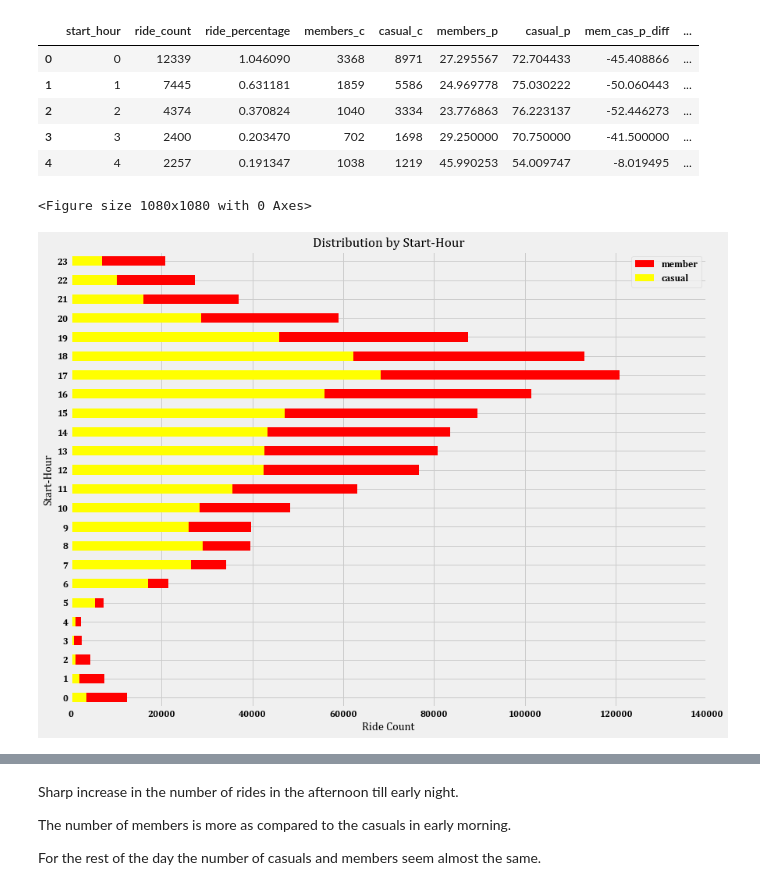
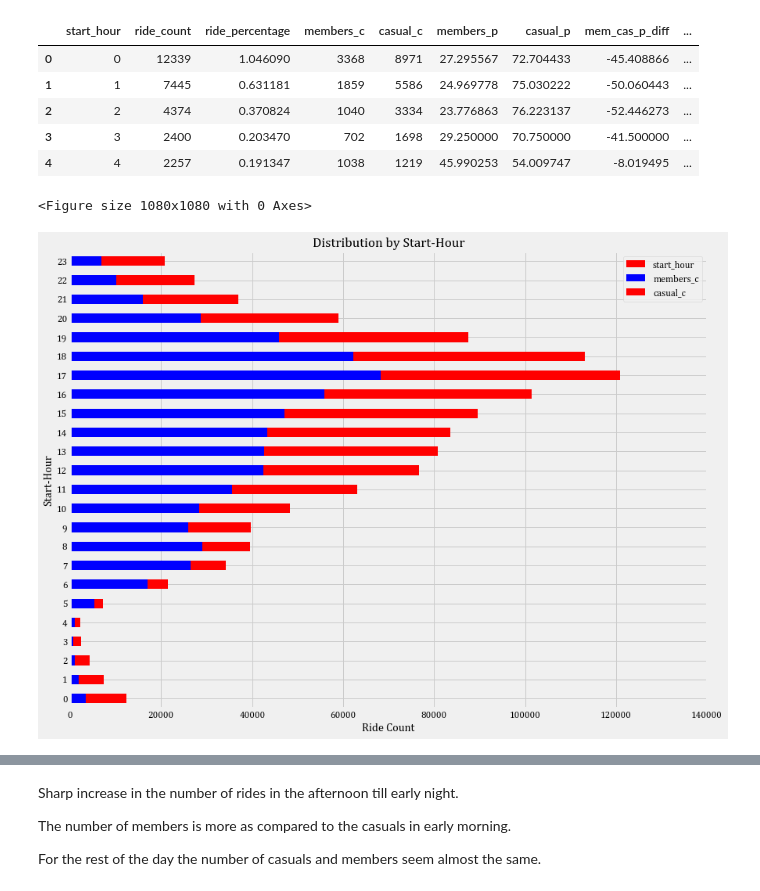
Before and after one commit to deepbdoshi/Google-Analytics-Capstone-Project, a Jupyter notebook: Google Analytics Capstone Project 1.ipynb, the cells around one changed output, grey strips where cells are left out. Drawn from its saved outputs; the diff is of its cells as text; code cells hidden in the pictures.

Commit message:
Distribution by Start Hour Bug Resolved

```diff
--- a/Google Analytics Capstone Project 1.ipynb
+++ b/Google Analytics Capstone Project 1.ipynb
@@ -245,19 +243,19 @@ group_data_by_start_hour.head()
 # %%
 _ = mp.figure(figsize=(15,15))
 _ = mp.style.use("fivethirtyeight")
 
 font = {'family' : 'cambria',
         'size'   : 12}
 
 mp.rc('font', **font)
 
-ax = group_data_by_start_hour[['start_hour', 'members_c', 'casual_c']].plot(kind='barh', stacked=True, color=['red', 'yellow'], figsize=(13,10))
+ax = group_data_by_start_hour[['start_hour', 'members_c', 'casual_c']].plot(kind='barh', stacked=True, color=['red', 'blue'], figsize=(13,10), label=['Members', 'Casual'])
 ax.set_yticklabels(group_data_by_start_hour['start_hour'])
 _ = mp.xticks(np.arange(0, 150000, 20000))
 _ = mp.xlabel('Ride Count')
 _ = mp.ylabel('Start-Hour')
 _ = mp.title('Distribution by Start-Hour')
-_ = mp.legend(["member", "casual"])
+# _ = mp.legend()
 # %% [output]
 <Figure size 1080x1080 with 0 Axes>
-[figure, old version]
+[figure, new version]
```
Also changed, not shown: parts of 6 cells of this notebook.
